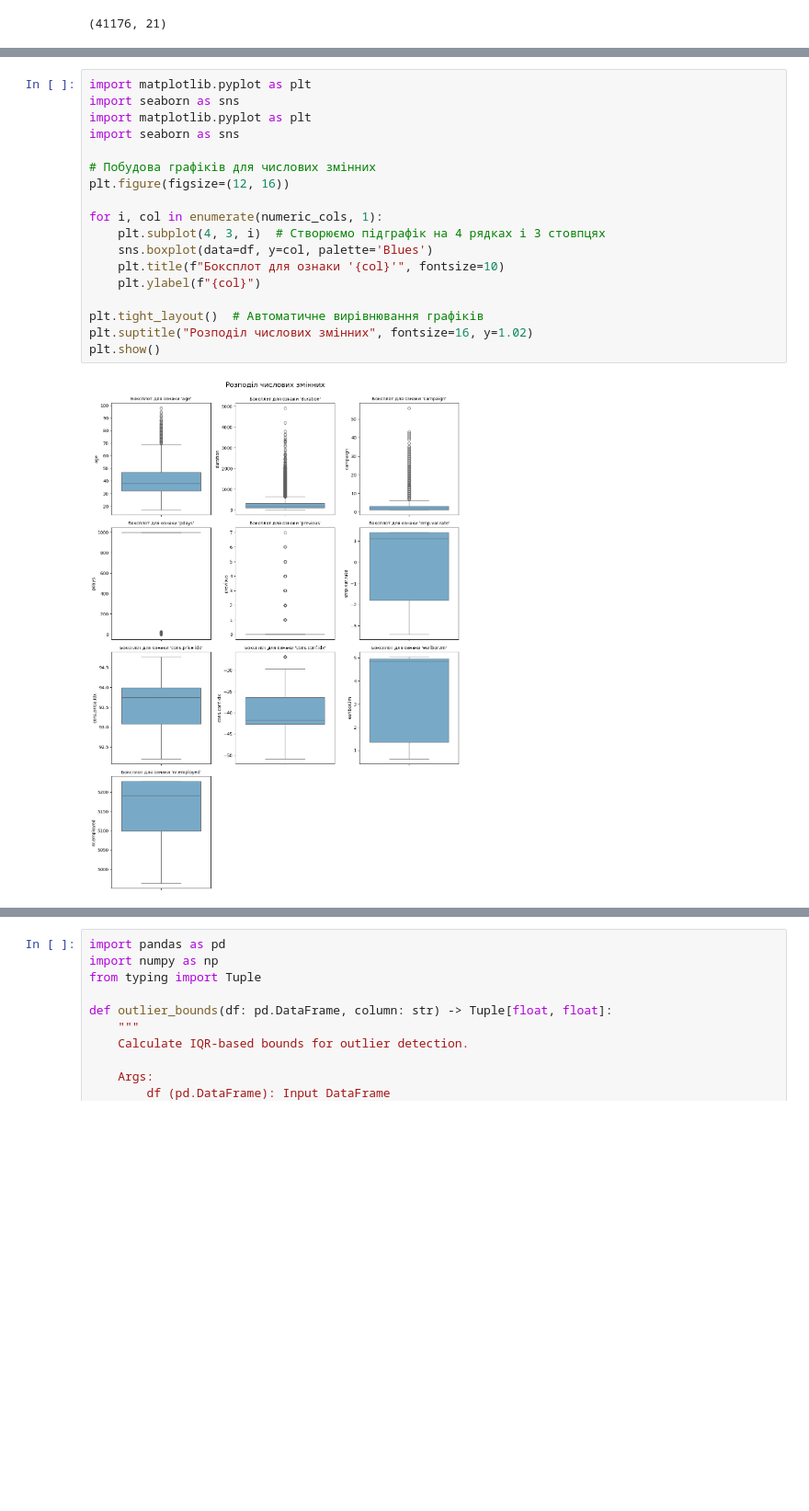
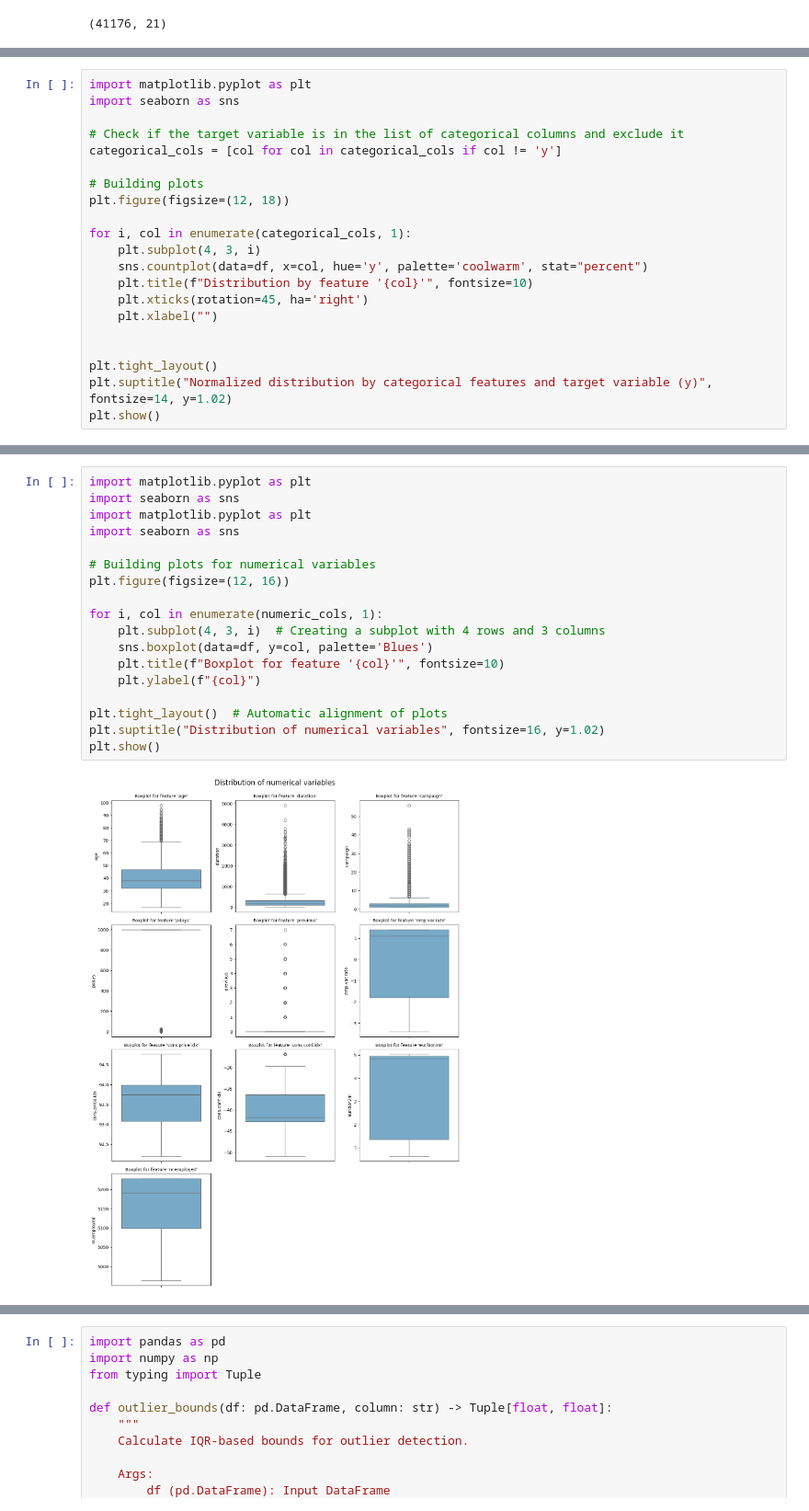
Before and after one commit to tvkravtsova/client_term_deposit_prediction, a Jupyter notebook: notebooks/bank_term_deposit_EDA.ipynb, the cells around one changed output, grey strips where cells are left out. Shown at 92% size. Saved outputs shown, nothing was run; the diff lists cells and outputs as text; blank space fills up the shorter version.

```diff
--- a/notebooks/bank_term_deposit_EDA.ipynb
+++ b/notebooks/bank_term_deposit_EDA.ipynb
@@ -426,0 +300,21 @@ dtype: float64
+# %%
+import matplotlib.pyplot as plt
+import seaborn as sns
+
+# Check if the target variable is in the list of categorical columns and exclude it
+categorical_cols = [col for col in categorical_cols if col != 'y']
+
+# Building plots
+plt.figure(figsize=(12, 18))
+
+for i, col in enumerate(categorical_cols, 1):
+    plt.subplot(4, 3, i)
+    sns.countplot(data=df, x=col, hue='y', palette='coolwarm', stat="percent")
+    plt.title(f"Distribution by feature '{col}'", fontsize=10)
+    plt.xticks(rotation=45, ha='right')
+    plt.xlabel("")
+
+
+plt.tight_layout()
+plt.suptitle("Normalized distribution by categorical features and target variable (y)", fontsize=14, y=1.02)
+plt.show()
@@ -541,20 +532,20 @@ Name: count, dtype: int64
 # %%
 import matplotlib.pyplot as plt
 import seaborn as sns
 import matplotlib.pyplot as plt
 import seaborn as sns
 
-# Побудова графіків для числових змінних
+# Building plots for numerical variables
 plt.figure(figsize=(12, 16))
 
 for i, col in enumerate(numeric_cols, 1):
-    plt.subplot(4, 3, i)  # Створюємо підграфік на 4 рядках і 3 стовпцях
+    plt.subplot(4, 3, i)  # Creating a subplot with 4 rows and 3 columns
     sns.boxplot(data=df, y=col, palette='Blues')
-    plt.title(f"Боксплот для ознаки '{col}'", fontsize=10)
+    plt.title(f"Boxplot for feature '{col}'", fontsize=10)
     plt.ylabel(f"{col}")
 
-plt.tight_layout()  # Автоматичне вирівнювання графіків
-plt.suptitle("Розподіл числових змінних", fontsize=16, y=1.02)
+plt.tight_layout()  # Automatic alignment of plots
+plt.suptitle("Distribution of numerical variables", fontsize=16, y=1.02)
 plt.show()
 # %% [output]
-[figure, old version]
+[figure, new version]
```
Also changed, not shown: parts of 95 cells of this notebook.
